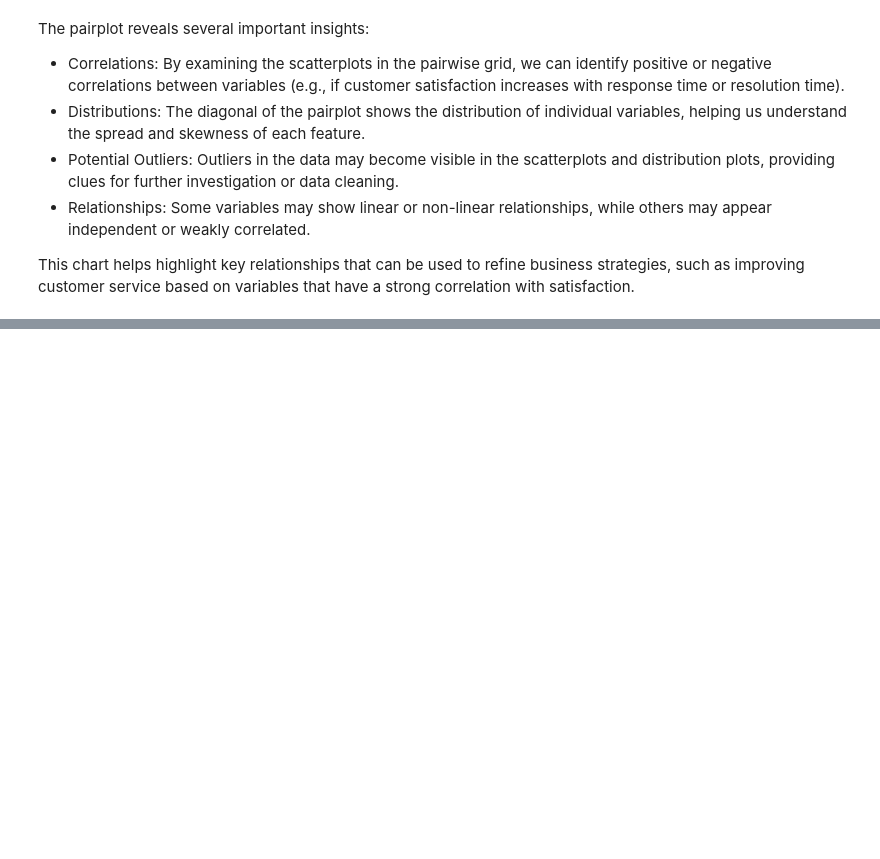
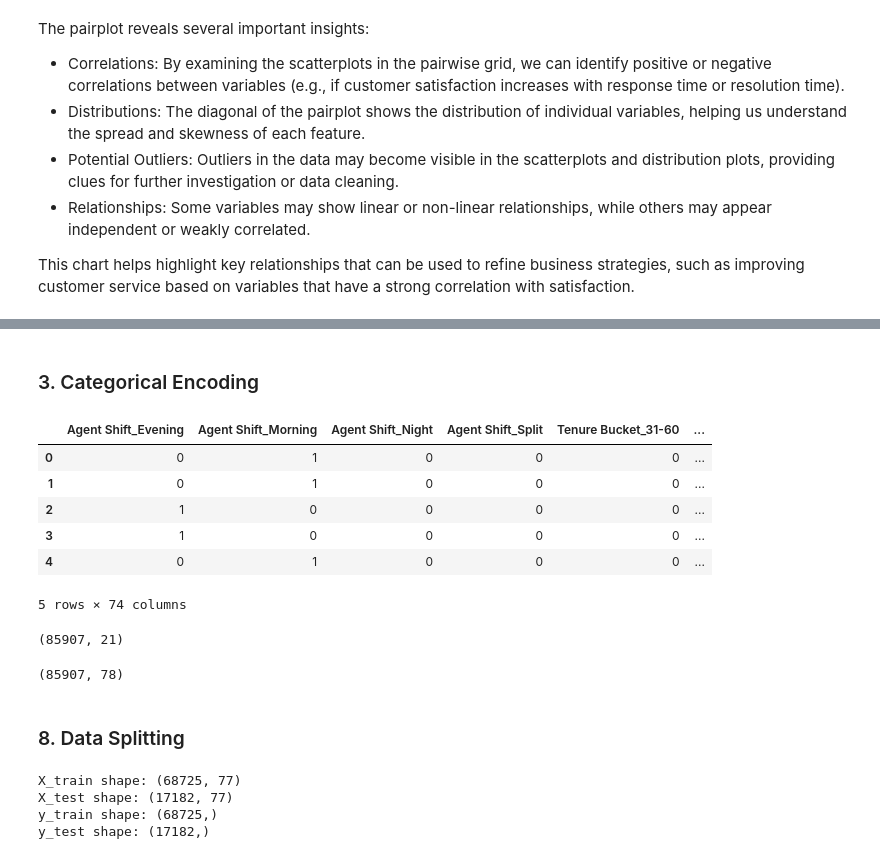
Before and after one commit to Rajesh1505/Capstone_Project_Deep_Learning, a Jupyter notebook: Capstone_Project_Deep_Learning.ipynb, the cells around one changed output, grey strips where cells are left out. Saved outputs shown, nothing was run; the diff lists cells and outputs as text; code cells hidden in the pictures; blank space fills up the shorter version.

```diff
--- a/Capstone_Project_Deep_Learning.ipynb
+++ b/Capstone_Project_Deep_Learning.ipynb
@@ -542,0 +597,3 @@ This chart helps highlight key relationships that can be used to refine business
+# %%
+# we will drop the columns having more than 70% NA values.
+customer_support_data = customer_support_data.drop(customer_support_data.loc[:,list(round(100*(customer_support_data.isnull().sum()/len(customer_support_data.index)), 2)>70)].columns, axis=1)
@@ -542,0 +622,3 @@ This chart helps highlight key relationships that can be used to refine business
+# %%
+# order id is not important column that's why drop this
+customer_support_data.drop(columns=["Order_id"], inplace=True)
@@ -542,0 +671,2 @@ This chart helps highlight key relationships that can be used to refine business
+# %% [markdown]
+### 3. Categorical Encoding
@@ -542,0 +680,14 @@ This chart helps highlight key relationships that can be used to refine business
+# %%
+encoded_df.head()
+# %% [output]
+|  | Agent Shift_Evening | Agent Shift_Morning | Agent Shift_Night | Agent Shift_Split | Tenure Bucket_31-60 | ... |
+| 0 | 0 | 1 | 0 | 0 | 0 | ... |
+| 1 | 0 | 1 | 0 | 0 | 0 | ... |
+| 2 | 1 | 0 | 0 | 0 | 0 | ... |
+| 3 | 1 | 0 | 0 | 0 | 0 | ... |
+| 4 | 0 | 1 | 0 | 0 | 0 | ... |
+5 rows × 74 columns
+# %%
+customer_support_data.shape
+# %% [output]
+(85907, 21)
@@ -542,0 +696,6 @@ This chart helps highlight key relationships that can be used to refine business
+# %%
+customer_support_data_.shape
+# %% [output]
+(85907, 78)
+# %% [markdown]
+### 8. Data Splitting
@@ -542,0 +710,10 @@ This chart helps highlight key relationships that can be used to refine business
+# %%
+print(f"X_train shape: {X_train.shape}")
+print(f"X_test shape: {X_test.shape}")
+print(f"y_train shape: {y_train.shape}")
+print(f"y_test shape: {y_test.shape}")
+# %% [output]
+X_train shape: (68725, 77)
+X_test shape: (17182, 77)
+y_train shape: (68725,)
+y_test shape: (17182,)
```
Also changed, not shown: parts of 17 cells of this notebook.
